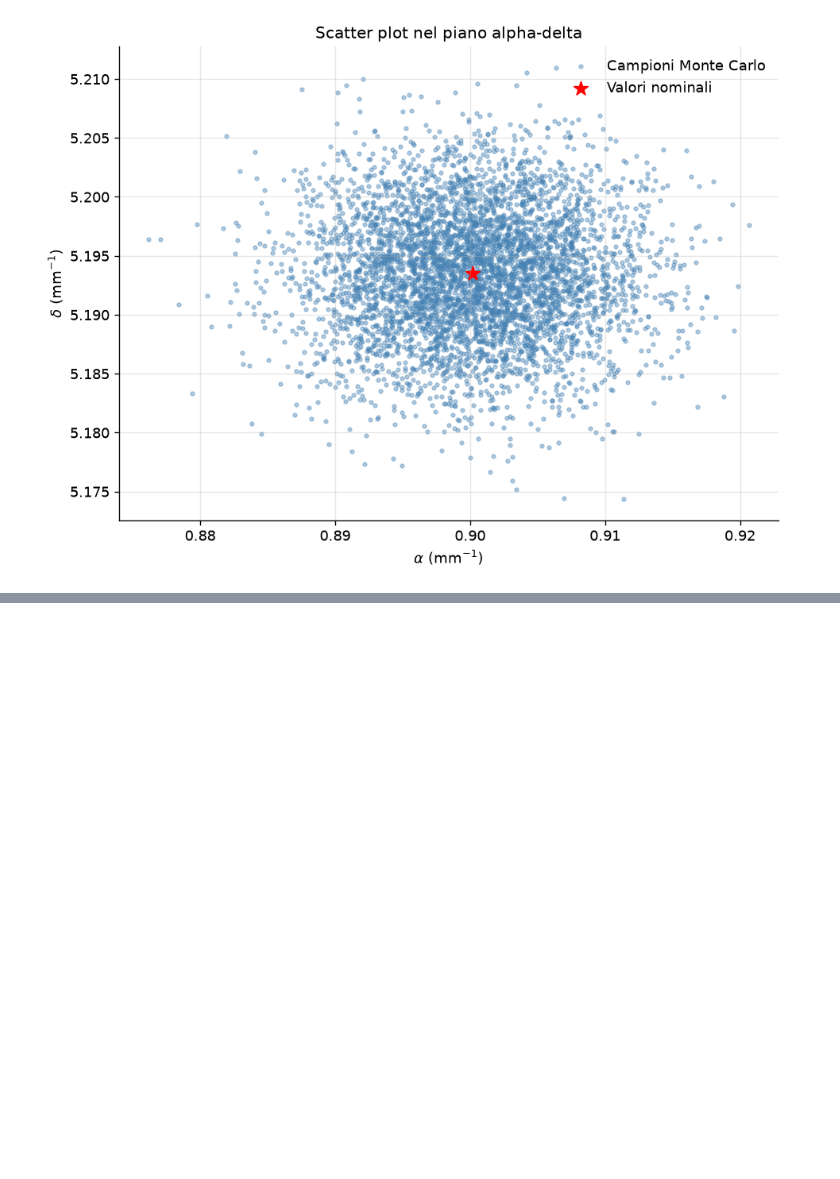
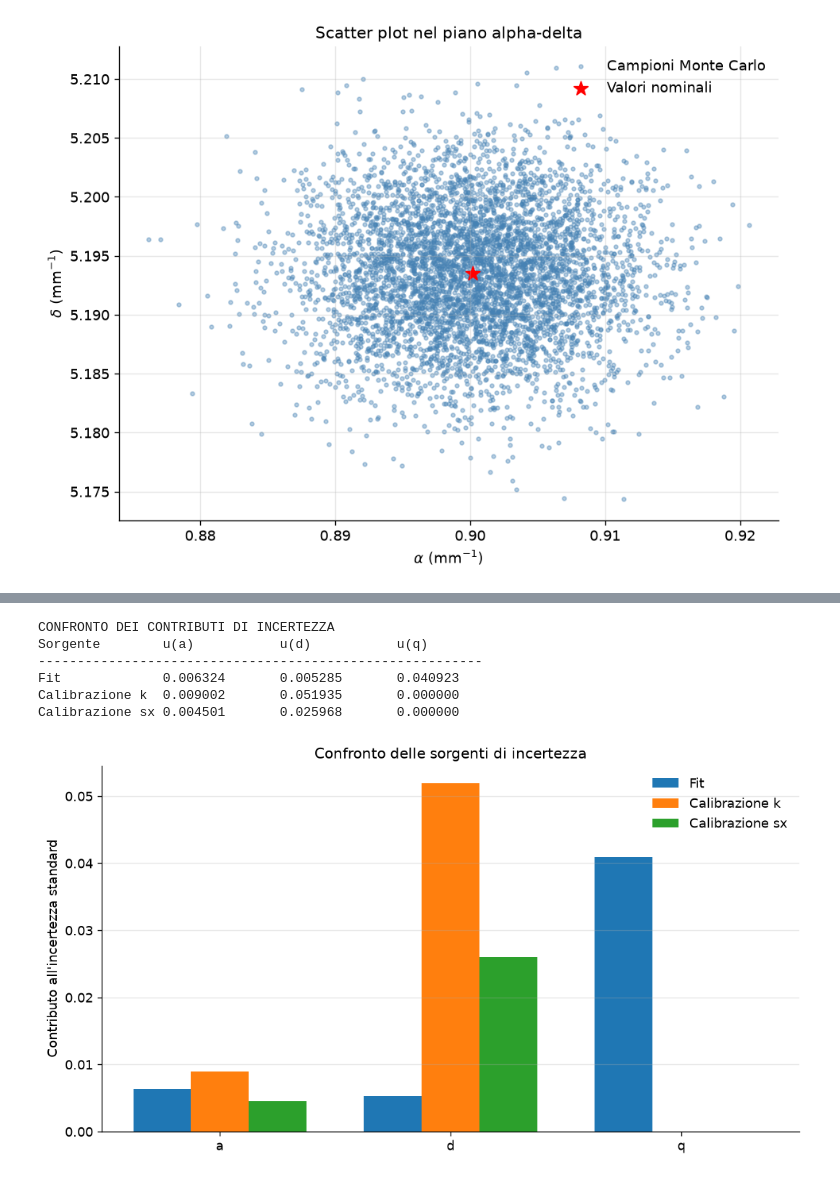
Before and after one commit to madalina-06/prova_lab, a Jupyter notebook: prova2.ipynb, the cells around one changed output, grey strips where cells are left out. Saved outputs shown, nothing was run; the diff lists cells and outputs as text; code cells hidden in the pictures; blank space fills up the shorter version.

```diff
--- a/prova2.ipynb
+++ b/prova2.ipynb
@@ -654,0 +1004,47 @@ plt.show()
+# %%
+print("\nCONFRONTO DEI CONTRIBUTI DI INCERTEZZA")
+
+print(f"{'Sorgente':<15} {'u(a)':<14} {'u(d)':<14} {'u(q)':<14}")
+print("-"*57)
+
+print(f"{'Fit':<15} {u_fit[0]:<14.6f} {u_fit[1]:<14.6f} {u_fit[2]:<14.6f}")
+
+print(f"{'Calibrazione k':<15} {u_k_contributo[0]:<14.6f} {u_k_contributo[1]:<14.6f} {u_k_contributo[2]:<14.6f}")
+
+print(f"{'Calibrazione sx':<15} {u_sx_contributo[0]:<14.6f} {u_sx_contributo[1]:<14.6f} {u_sx_contributo[2]:<14.6f}")
+# %% [output]
+CONFRONTO DEI CONTRIBUTI DI INCERTEZZA
+Sorgente        u(a)           u(d)           u(q)
+---------------------------------------------------------
+Fit             0.006324       0.005285       0.040923
+Calibrazione k  0.009002       0.051935       0.000000
+Calibrazione sx 0.004501       0.025968       0.000000
+# %%
+contributi = np.array([
+    u_fit,
+    u_k_contributo,
+    u_sx_contributo
+])
+
+x = np.arange(3)
+larghezza = 0.25
+
+plt.figure(figsize=(9,5))
+
+for i, nome in enumerate(["Fit", "Calibrazione k", "Calibrazione sx"]):
+    plt.bar(
+        x + i*larghezza,
+        contributi[i],
+        larghezza,
+        label=nome
+    )
+
+plt.xticks(x + larghezza, ["a", "d", "q"])
+plt.ylabel("Contributo all'incertezza standard")
+plt.title("Confronto delle sorgenti di incertezza")
+plt.legend()
+plt.grid(axis="y", alpha=0.3)
+plt.tight_layout()
+plt.show()
+# %% [output]
+[figure, added]
```
Also changed, not shown: parts of 4 cells of this notebook.
